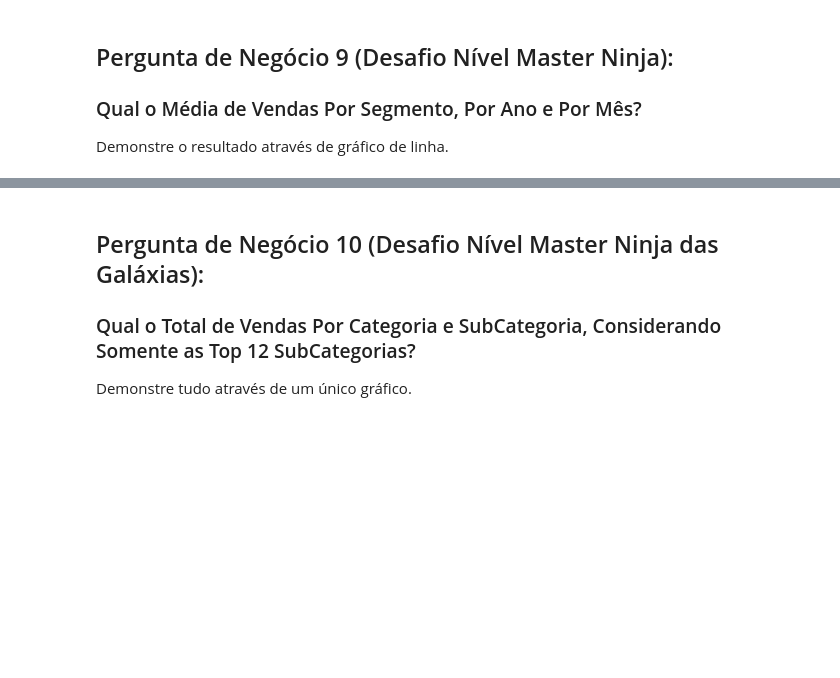
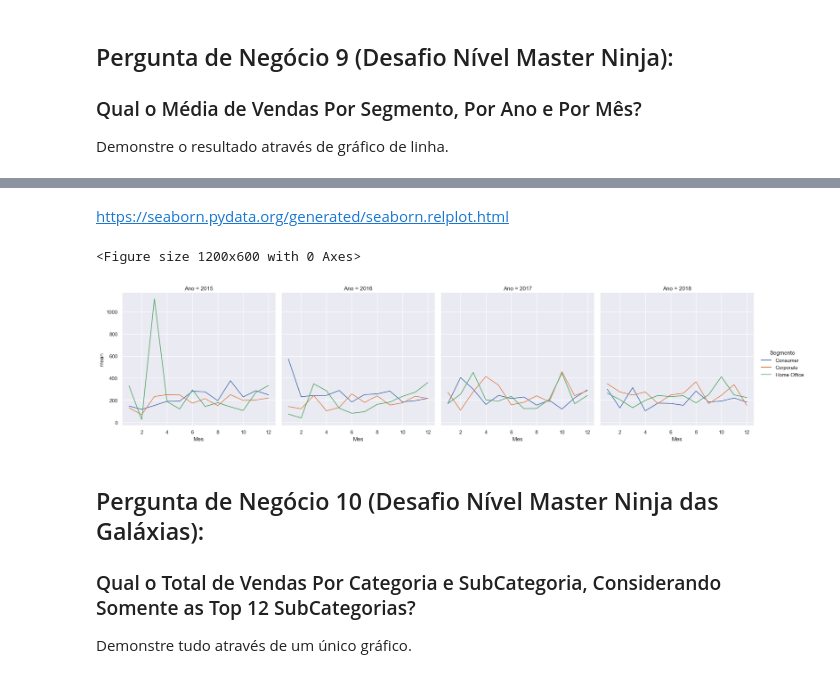
Before and after one commit to jeferson-paz/Curso-de-Python-DSA, a Jupyter notebook: Cap13/Projeto2-Perguntas.ipynb, the cells around one changed output, grey strips where cells are left out. Saved outputs shown, nothing was run; the diff lists cells and outputs as text; code cells hidden in the pictures; blank space fills up the shorter version.

```diff
--- a/Cap13/Projeto2-Perguntas.ipynb
+++ b/Cap13/Projeto2-Perguntas.ipynb
@@ -466,3 +463,6 @@ Média das vendas depois do desconto de 15%: 1799.29
 ### Qual o Média de Vendas Por Segmento, Por Ano e Por Mês?
 
 Demonstre o resultado através de gráfico de linha.
+# %%
+# Extraímos o mês e gravamos em uma nova variável
+df['Mes'] = df['Data_Pedido'].dt.month
@@ -468,0 +478,3 @@ Demonstre o resultado através de gráfico de linha.
+# %%
+# Agrupamos por ano, mês e segmento e calculamos estatísticas de agregação
+df_dsa_p9 = df.groupby(['Ano', 'Mes', 'Segmento'])['Valor_Venda'].agg([np.sum, np.mean, np.median])
@@ -469,3 +498,25 @@ Demonstre o resultado através de gráfico de linha.
+# %%
+# Vamos extrair os níveis
+anos = df_dsa_p9.index.get_level_values(0)
+meses = df_dsa_p9.index.get_level_values(1)
+segmentos = df_dsa_p9.index.get_level_values(2)
+# %% [markdown]
+https://seaborn.pydata.org/generated/seaborn.relplot.html
+# %%
+# Plot
+plt.figure(figsize = (12, 6))
+sns.set()
+fig1 = sns.relplot(kind = 'line',
+                data = df_dsa_p9,
+                y = 'mean',
+                x = meses,
+                hue = segmentos,
+                col = anos,
+                col_wrap = 4)
+plt.show()
+# %% [output]
+<Figure size 1200x600 with 0 Axes>
+[figure, added]
 # %% [markdown]
 ## Pergunta de Negócio 10 (Desafio Nível Master Ninja das Galáxias):
 
```
Also changed, not shown: parts of 12 cells of this notebook.
